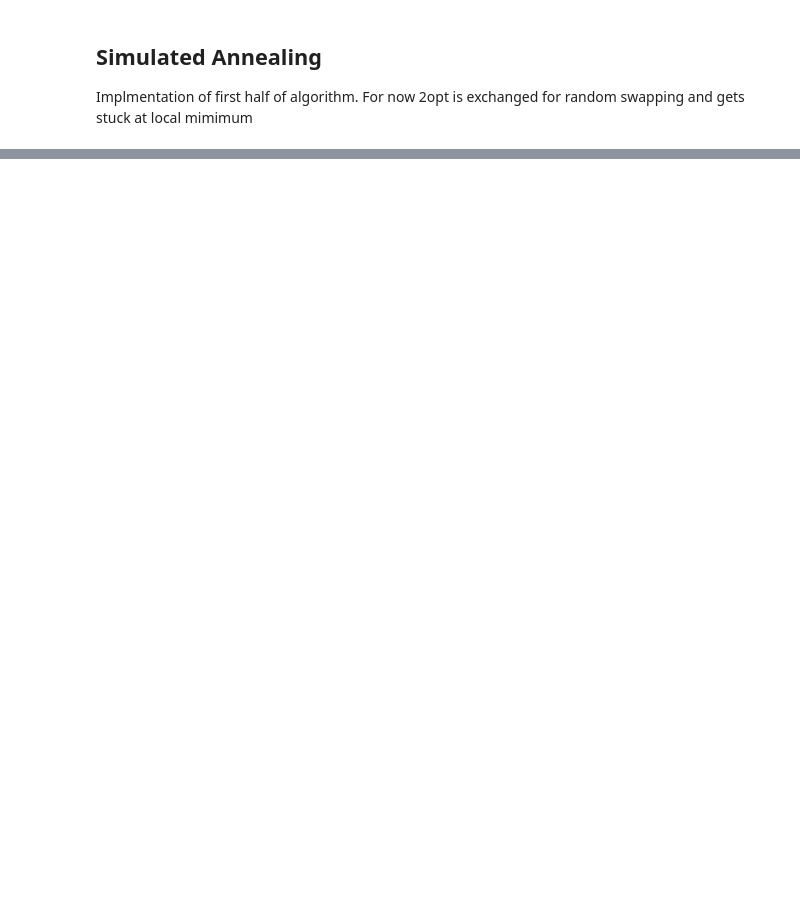
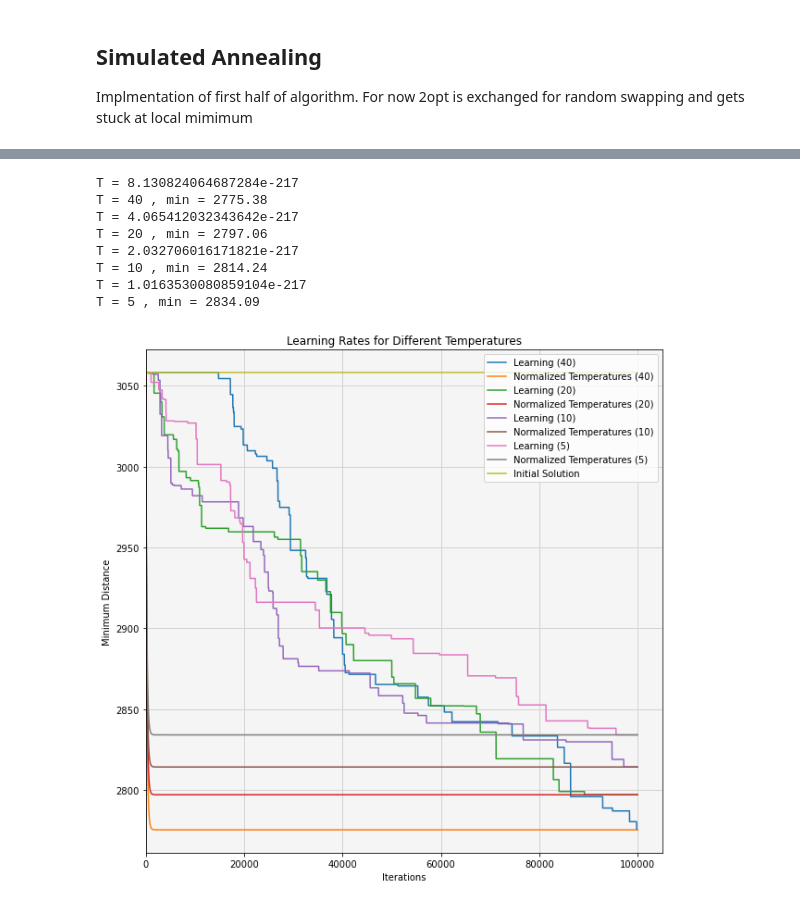
Before and after one commit to ithakis/Stochastic-Simulation-Assignment-3, a Jupyter notebook: Final.ipynb, the cells around one changed output, grey strips where cells are left out. Saved outputs shown, nothing was run; the diff lists cells and outputs as text; code cells hidden in the pictures; blank space fills up the shorter version.

```diff
--- a/Final.ipynb
+++ b/Final.ipynb
@@ -697,0 +749,33 @@ Best Distance = 536.3515770972873
+# %%
+T = [40, 20, 10, 5]
+_ , I_mDL, bestSequence = initSequence(A280, startingCity=95, exTime=1, printStats=False)
+# _ , I_mDL, bestSequence = random_permutations(EI51, startingCity=40, exTime=1)
+initS = [I_mDL, bestSequence]
+ax = ody.plot()
+ax.set_title("Learning Rates for Different Temperatures")
+
+for t in T:
+    ALPHA = 0.995
+    ITERATIONS = 1*10**5
+    bestDistance, bestSequence, mD, temperaturesList = \
+        simulatedAnnealing(A280, startingSity=95, ITERATIONS=ITERATIONS, ALPHA=ALPHA, T_input=t, IS=initS)
+
+    ax.plot([_ for _ in range(mD.shape[0])], mD, label="Learning (" +str(t) + ")")
+    plt.plot([_ for _ in range(mD.shape[0])], temperaturesList, label="Normalized Temperatures (" +str(t) + ")")
+    print(f'T = {t} , min = {bestDistance:.2f}')
+
+ax.plot([_ for _ in range(mD.shape[0])], [I_mDL[-1] for _ in range(mD.shape[0])], label="Initial Solution")
+ax.set_xlim(-1)
+plt.xlabel('Iterations')   ;   plt.ylabel('Minimum Distance')
+plt.legend(loc='upper right')
+plt.show()
+# %% [output]
+T = 8.130824064687284e-217
+T = 40 , min = 2775.38
+T = 4.065412032343642e-217
+T = 20 , min = 2797.06
+T = 2.032706016171821e-217
+T = 10 , min = 2814.24
+T = 1.0163530080859104e-217
+T = 5 , min = 2834.09
+[figure, added]
```
Also changed, not shown: parts of 10 cells of this notebook, 1 other file.
